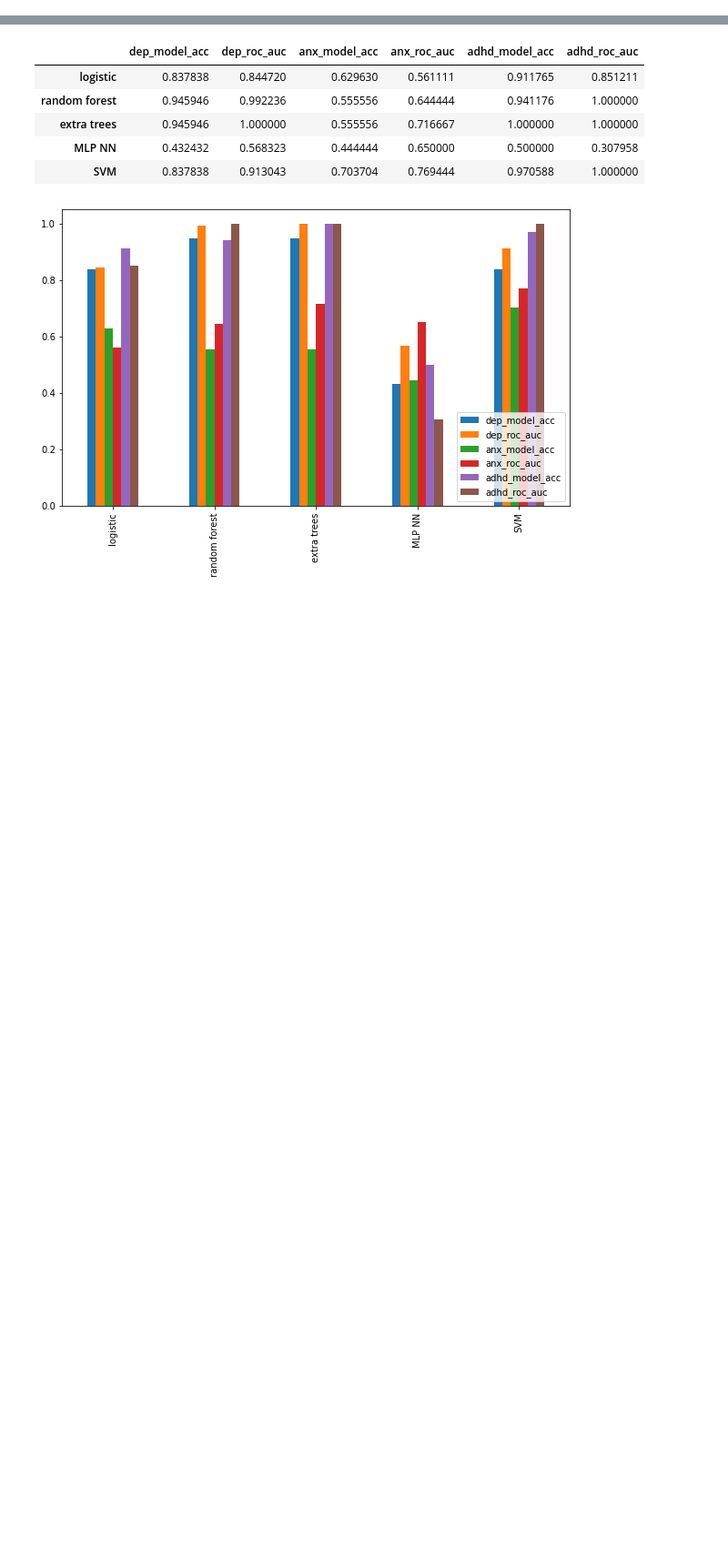
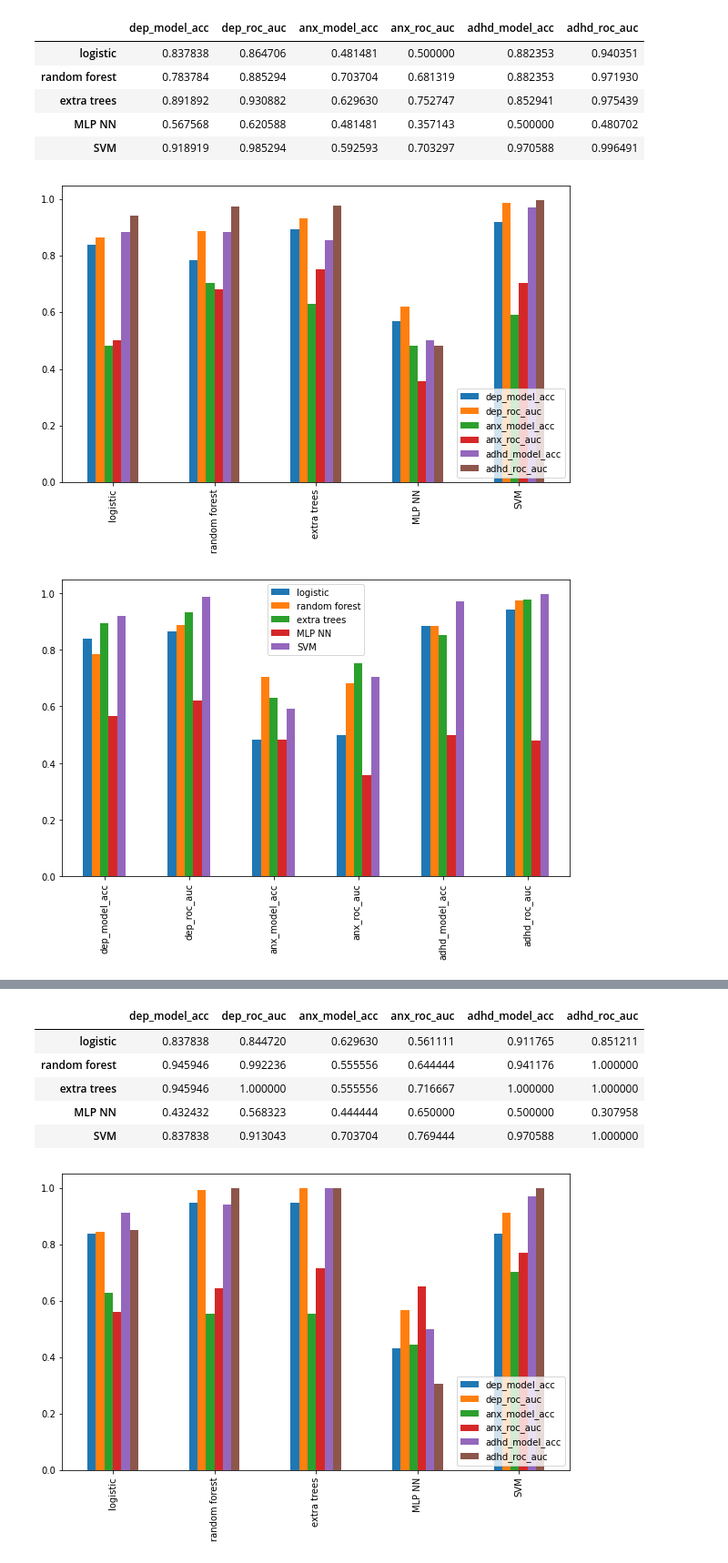
Before and after one commit to kdm004/cs287_project, a Jupyter notebook: kids study.ipynb, the cells around one changed output, grey strips where cells are left out. Shown at 91% size. Saved outputs shown, nothing was run; the diff lists cells and outputs as text; code cells hidden in the pictures; blank space fills up the shorter version.

```diff
--- a/kids study.ipynb
+++ b/kids study.ipynb
@@ -271,0 +307,16 @@ The ROC AUC:  0.5611111111111111
+# %%
+master.plot.bar(figsize=(10, 6))
+plt.legend(loc='lower right')
+flipped_master = master.T
+flipped_master.plot.bar(figsize = (10,6))
+master  # # dep & adhd cv  = 12, anx cv = 7, 12 features max, over sampled - SMOTE, minmax scalar
+# SPEECH
+# %% [output]
+|  | dep_model_acc | dep_roc_auc | anx_model_acc | anx_roc_auc | adhd_model_acc | adhd_roc_auc |
+| logistic | 0.837838 | 0.864706 | 0.481481 | 0.500000 | 0.882353 | 0.940351 |
+| random forest | 0.783784 | 0.885294 | 0.703704 | 0.681319 | 0.882353 | 0.971930 |
+| extra trees | 0.891892 | 0.930882 | 0.629630 | 0.752747 | 0.852941 | 0.975439 |
+| MLP NN | 0.567568 | 0.620588 | 0.481481 | 0.357143 | 0.500000 | 0.480702 |
+| SVM | 0.918919 | 0.985294 | 0.592593 | 0.703297 | 0.970588 | 0.996491 |
+[figure, added]
+[figure, added]
```
Also changed, not shown: parts of 19 cells of this notebook, 26 other files.
